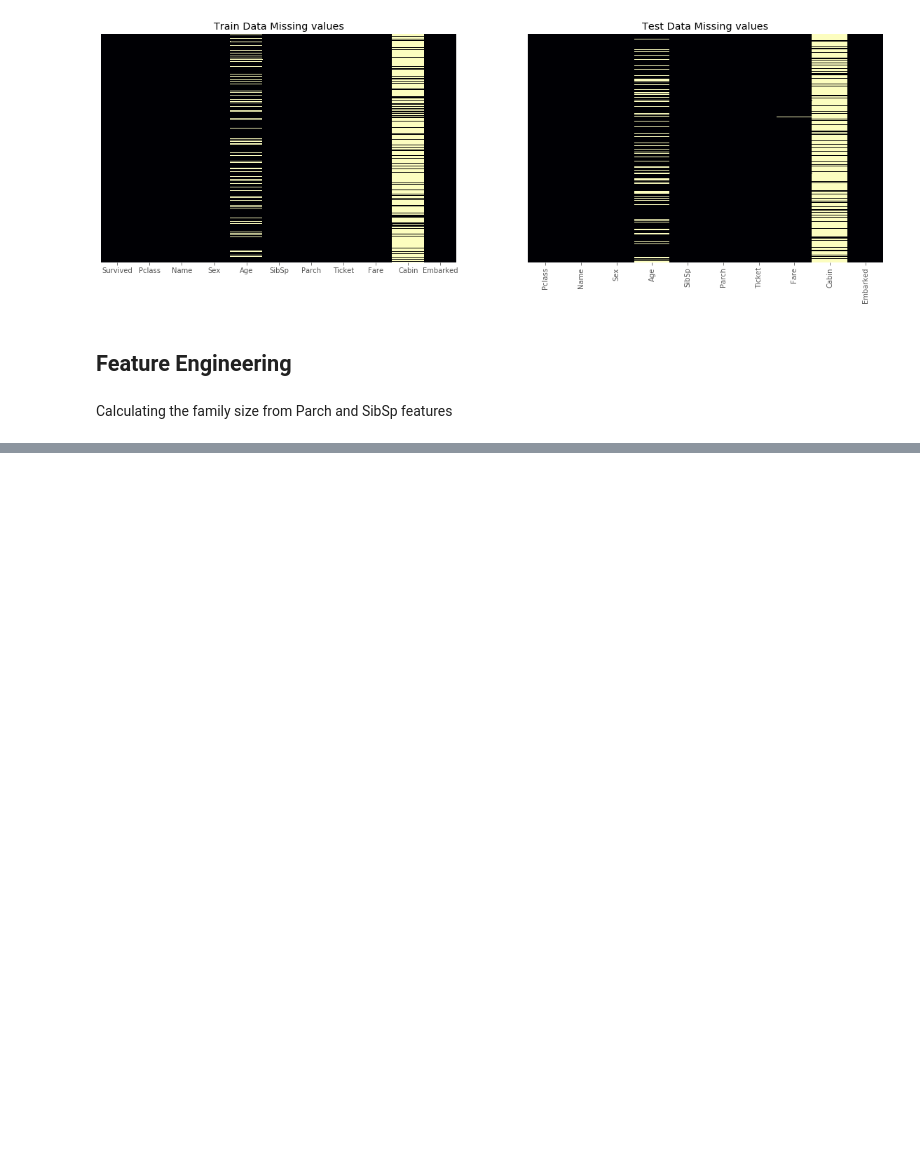
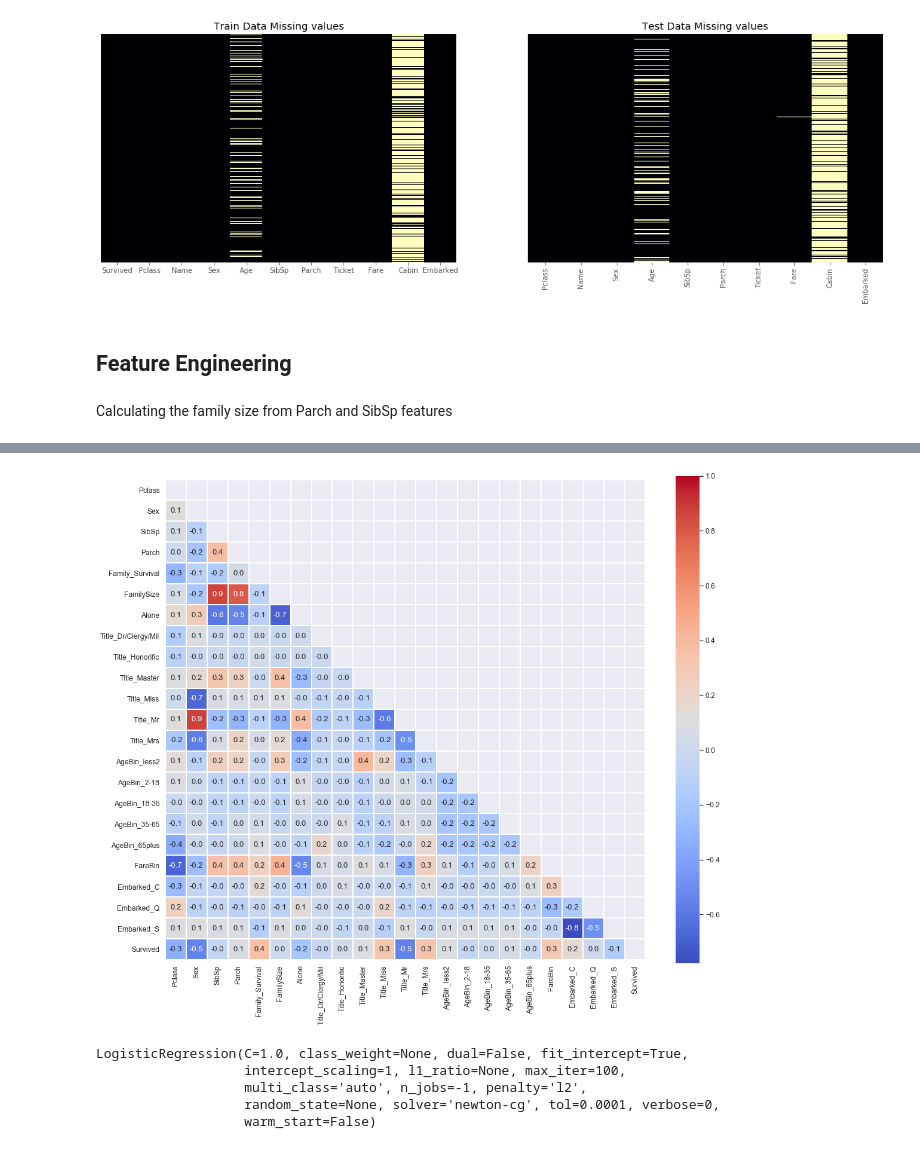
Before and after one commit to Paras-97/Titanic-Machine-Learning-from-Disaster, a Jupyter notebook: Titanic.ipynb, the cells around one changed output, grey strips where cells are left out. Cells and saved outputs as stored; diff of their text form; code cells hidden in the pictures; blank space fills up the shorter version.

Commit message:
Added Logistic Regression model

```diff
--- a/Titanic.ipynb
+++ b/Titanic.ipynb
@@ -328,0 +423,13 @@ def process_names():
+# %%
+# Dropping the unwanted features after having performed feature engineering
+
+def dropper():
+    global combined
+
+    combined.drop('Cabin', axis=1, inplace=True)
+    combined.drop('PassengerId', inplace=True, axis=1)
+    combined.drop('Last_Name', inplace=True, axis=1)
+    combined.drop('Survived', inplace=True, axis=1)
+    combined.drop('Ticket', inplace=True, axis=1)
+
+    return combined
@@ -328,0 +478,6 @@ def process_names():
+# %%
+# having a look at our data
+
+v_merged = combined.copy()
+v_merged['Survived'] = train['Survived']
+v_merged.head()
@@ -328,0 +503,19 @@ def process_names():
+# %%
+# Correlation matrix
+
+# Display numerical correlations between features on heatmap
+sns.set(font_scale=1.1)
+correlation_train = v_merged.corr()
+mask = np.triu(correlation_train.corr())
+plt.figure(figsize=(18, 15))
+sns.heatmap(correlation_train,
+            annot=True,
+            fmt='.1f',
+            cmap='coolwarm',
+            square=True,
+            mask=mask,
+            linewidths=1)
+
+plt.show()
+# %% [output]
+[figure, added]
@@ -328,0 +541,8 @@ def process_names():
+# %%
+LR.fit(X1,y)
+# %% [output]
+LogisticRegression(C=1.0, class_weight=None, dual=False, fit_intercept=True,
+                   intercept_scaling=1, l1_ratio=None, max_iter=100,
+                   multi_class='auto', n_jobs=-1, penalty='l2',
+                   random_state=None, solver='newton-cg', tol=0.0001, verbose=0,
+                   warm_start=False)
```
Also changed, not shown: parts of 17 cells of this notebook, 5 other files.
